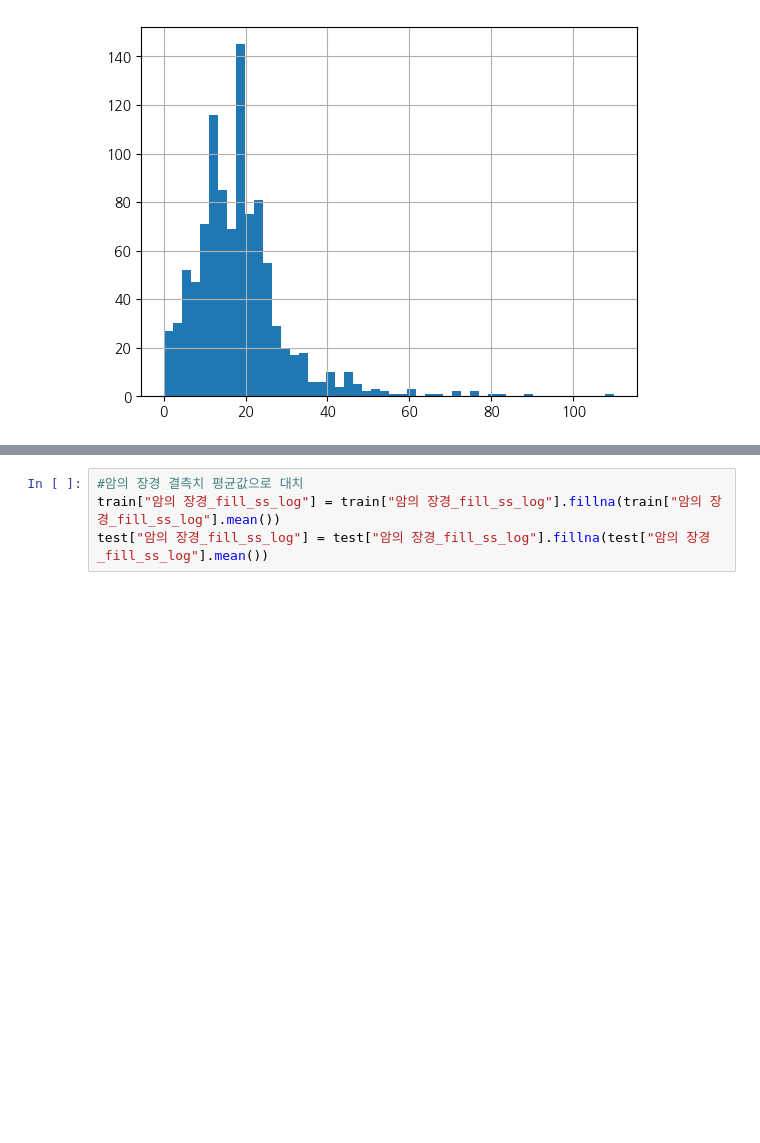
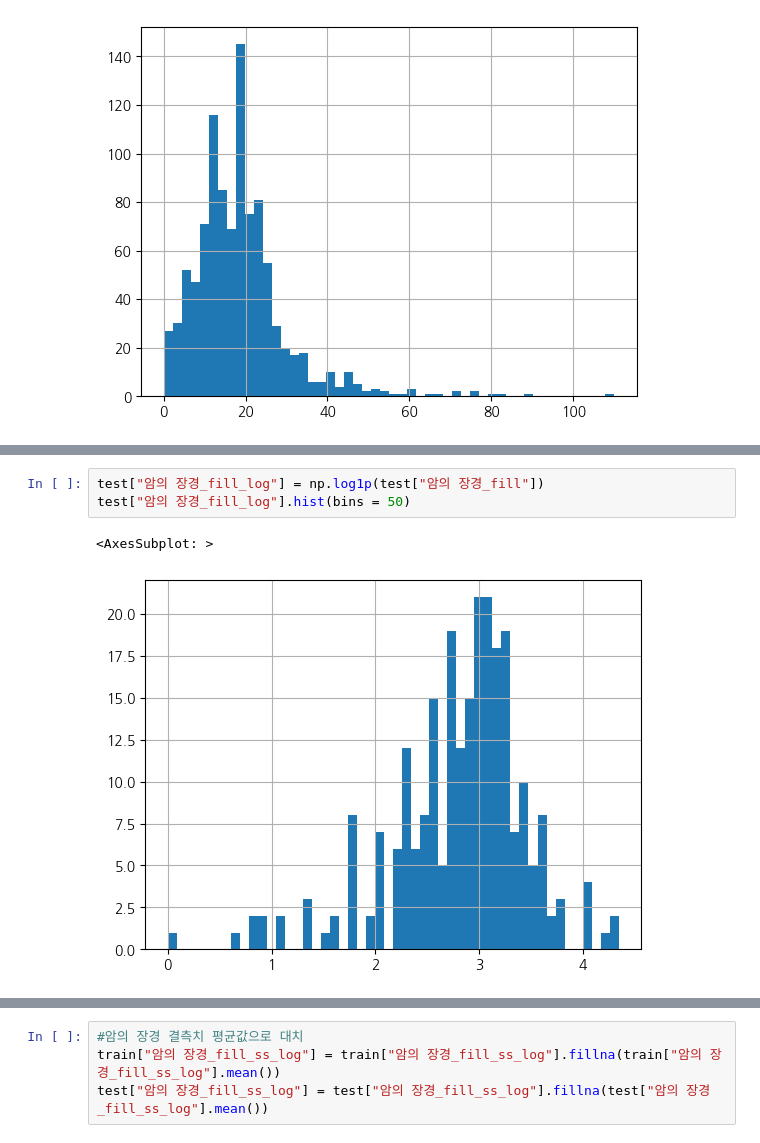
Before and after one commit to moksu27/Dacon_cancer_transfer, a Jupyter notebook: project_2.ipynb, the cells around one changed output, grey strips where cells are left out. Saved outputs shown, nothing was run; the diff lists cells and outputs as text; blank space fills up the shorter version.

```diff
--- a/project_2.ipynb
+++ b/project_2.ipynb
@@ -114 +121,7 @@ train["암의 장경_fill"].hist(bins = 50)
+# %%
+test["암의 장경_fill_log"] = np.log1p(test["암의 장경_fill"])
+test["암의 장경_fill_log"].hist(bins = 50)
+# %% [output]
+<AxesSubplot: >
+[figure, added]
 # %%
```
Also changed, not shown: parts of 29 cells of this notebook, 1 other file.
